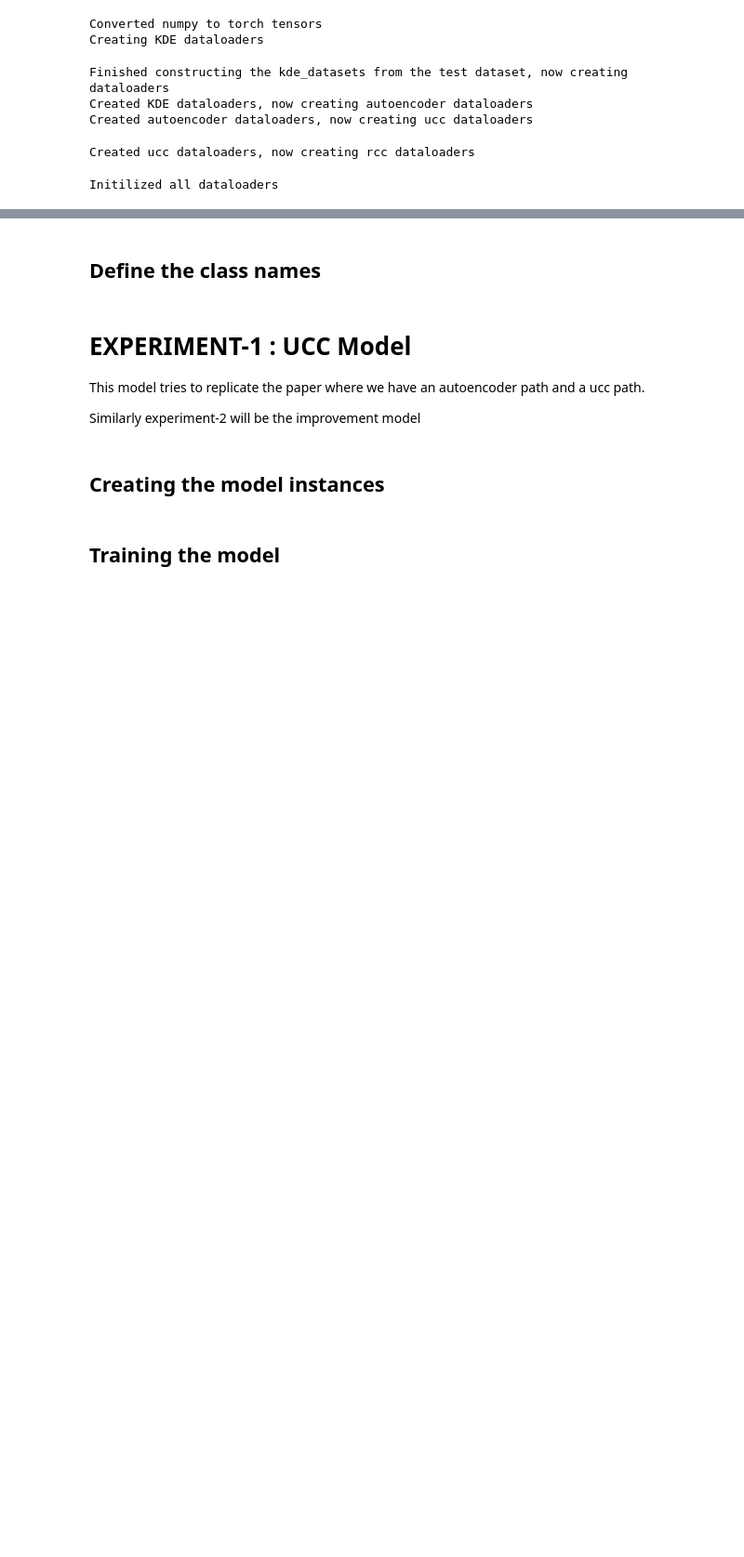
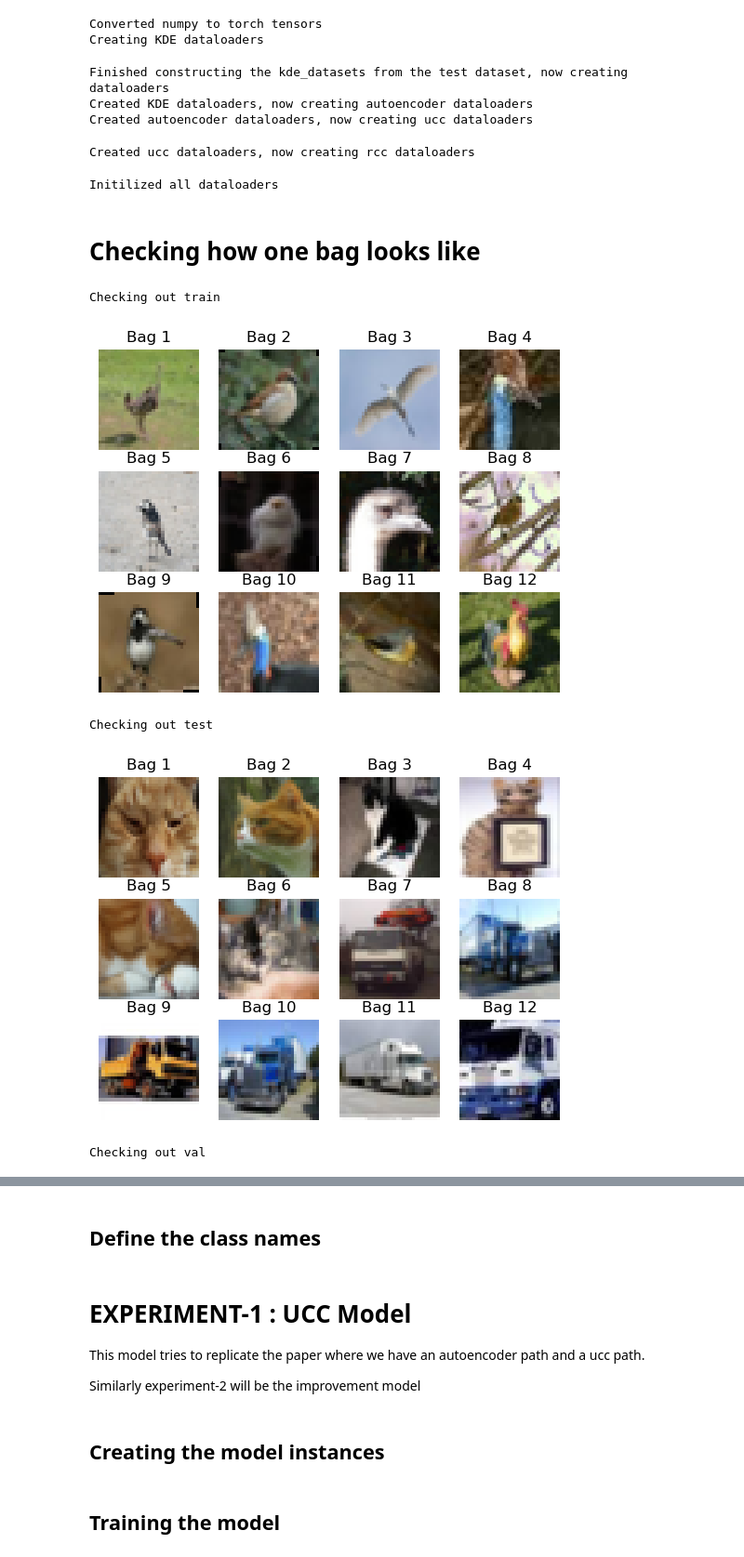
Before and after one commit to ParasharaRamesh/NUS-CS5242-Neural-Networks-and-Deep-Learning, a Jupyter notebook: Assignment 3 (CIFAR Clustering)/My test code/test.ipynb, the cells around one changed output, grey strips where cells are left out. Shown: that part at 93% size. Cells and saved outputs as stored; diff of their text form; code cells hidden in the pictures; blank space fills up the shorter version.

```diff
--- a/Assignment 3 (CIFAR Clustering)/My test code/test.ipynb
+++ b/Assignment 3 (CIFAR Clustering)/My test code/test.ipynb
@@ -66,3 +66,33 @@ Created KDE dataloaders, now creating autoencoder dataloaders
 Created autoencoder dataloaders, now creating ucc dataloaders
 Created ucc dataloaders, now creating rcc dataloaders
 Initilized all dataloaders
+# %% [markdown]
+# Checking how one bag looks like
+# %%
+#printing the images in a bag
+import matplotlib.pyplot as plt
+
+tensor_to_img_transform = transforms.ToPILImage()
+dataloaders = [dataset.ucc_train_dataloader, dataset.ucc_test_dataloader, dataset.ucc_val_dataloader]
+names = ["train", "test", "val"]
+for ucc_dataloader, name in zip(dataloaders, names):
+    print(f"Checking out {name}")
+    for data in ucc_dataloader:
+        batches, _ = data
+        for bag in batches:
+            for image_index, image in enumerate(bag):
+                image = tensor_to_img_transform(image)
+                plt.subplot(3, 4, image_index + 1)  # Assuming 12 images per bag
+                plt.imshow(image)  # Display the image
+                plt.title(f"Bag {image_index + 1}")  # Set the title
+                plt.axis('off')  # Turn off axis labels
+            plt.show()
+            break
+        break
+plt.show()
+# %% [output]
+Checking out train
+[figure, added]
+Checking out test
+[figure, added]
+Checking out val
```
Also changed, not shown: parts of 2 cells of this notebook, 4 other files.
